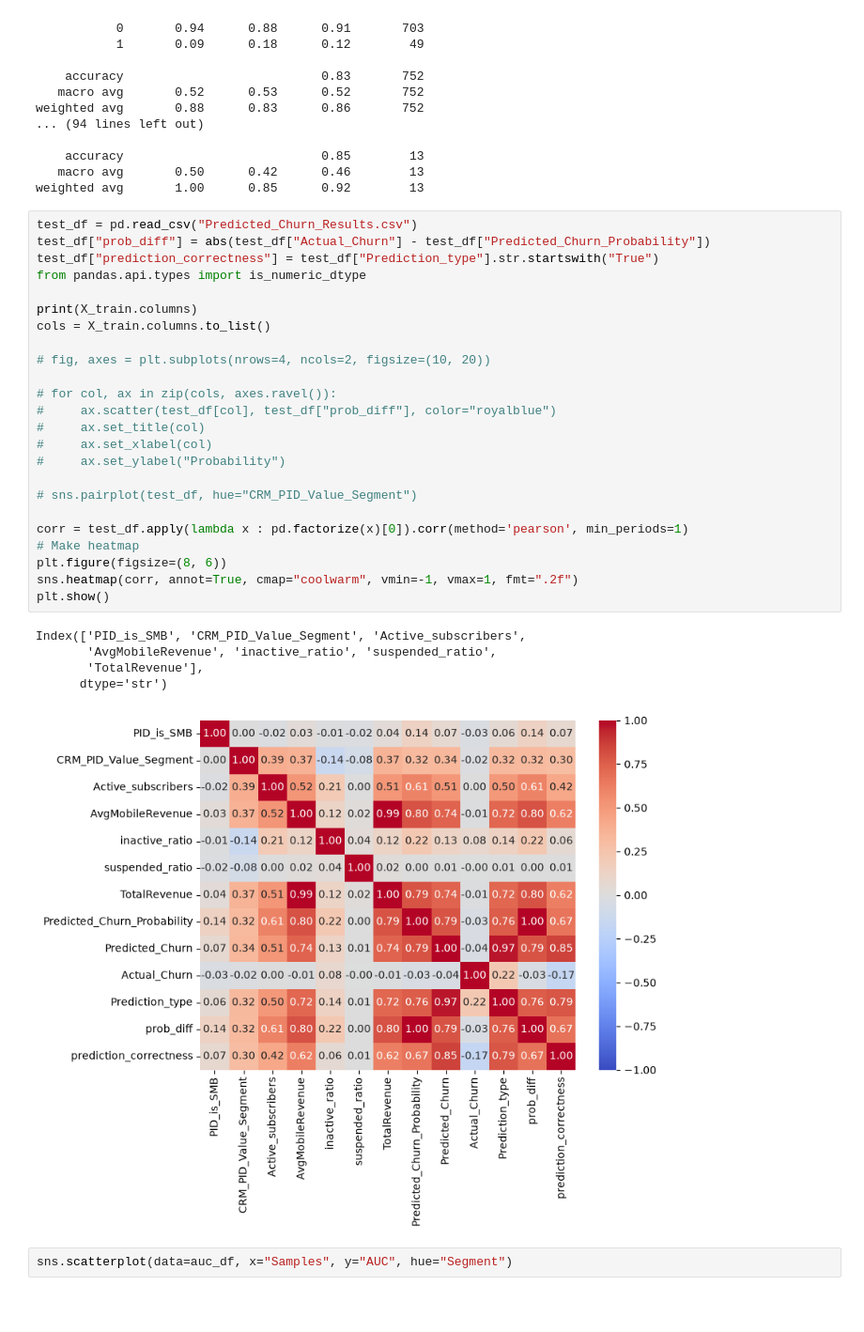
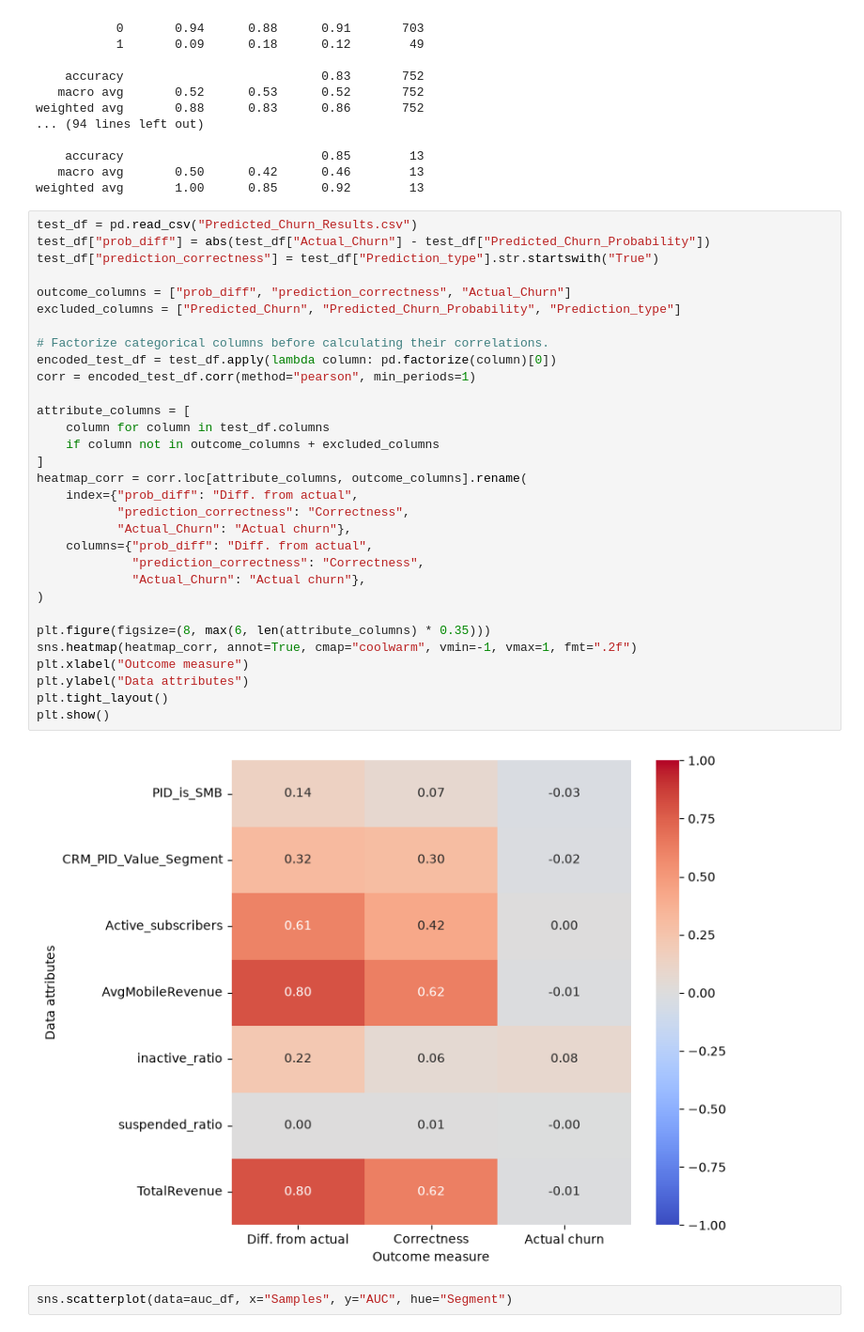
Before and after one commit to eode0004/FIT2082ResProj, a Jupyter notebook: ResProjModel.ipynb, the cells around one changed output. Shown at 94% size. Saved outputs shown, nothing was run; the diff lists cells and outputs as text; blank space fills up the shorter version.

Commit message:
Updated some graphs

```diff
--- a/ResProjModel.ipynb
+++ b/ResProjModel.ipynb
@@ -432,33 +432,36 @@ weighted avg       1.00      0.85      0.92        13
 # %%
 test_df = pd.read_csv("Predicted_Churn_Results.csv")
 test_df["prob_diff"] = abs(test_df["Actual_Churn"] - test_df["Predicted_Churn_Probability"])
 test_df["prediction_correctness"] = test_df["Prediction_type"].str.startswith("True")
-from pandas.api.types import is_numeric_dtype
 
-print(X_train.columns)
-cols = X_train.columns.to_list()
+outcome_columns = ["prob_diff", "prediction_correctness", "Actual_Churn"]
+excluded_columns = ["Predicted_Churn", "Predicted_Churn_Probability", "Prediction_type"]
 
-# fig, axes = plt.subplots(nrows=4, ncols=2, figsize=(10, 20))
+# Factorize categorical columns before calculating their correlations.
+encoded_test_df = test_df.apply(lambda column: pd.factorize(column)[0])
+corr = encoded_test_df.corr(method="pearson", min_periods=1)
 
-# for col, ax in zip(cols, axes.ravel()):
-#     ax.scatter(test_df[col], test_df["prob_diff"], color="royalblue")
-#     ax.set_title(col)
-#     ax.set_xlabel(col)
-#     ax.set_ylabel("Probability")
+attribute_columns = [
+    column for column in test_df.columns
+    if column not in outcome_columns + excluded_columns
+]
+heatmap_corr = corr.loc[attribute_columns, outcome_columns].rename(
+    index={"prob_diff": "Diff. from actual",
+           "prediction_correctness": "Correctness",
+           "Actual_Churn": "Actual churn"},
+    columns={"prob_diff": "Diff. from actual",
+             "prediction_correctness": "Correctness",
+             "Actual_Churn": "Actual churn"},
+)
 
-# sns.pairplot(test_df, hue="CRM_PID_Value_Segment")
-
-corr = test_df.apply(lambda x : pd.factorize(x)[0]).corr(method='pearson', min_periods=1)
-# Make heatmap
-plt.figure(figsize=(8, 6))
-sns.heatmap(corr, annot=True, cmap="coolwarm", vmin=-1, vmax=1, fmt=".2f")
+plt.figure(figsize=(8, max(6, len(attribute_columns) * 0.35)))
+sns.heatmap(heatmap_corr, annot=True, cmap="coolwarm", vmin=-1, vmax=1, fmt=".2f")
+plt.xlabel("Outcome measure")
+plt.ylabel("Data attributes")
+plt.tight_layout()
 plt.show()
 # %% [output]
-Index(['PID_is_SMB', 'CRM_PID_Value_Segment', 'Active_subscribers',
-       'AvgMobileRevenue', 'inactive_ratio', 'suspended_ratio',
-       'TotalRevenue'],
-      dtype='str')
-[figure, old version]
+[figure, new version]
 # %%
 sns.scatterplot(data=auc_df, x="Samples", y="AUC", hue="Segment")
 # %% [output]
```
